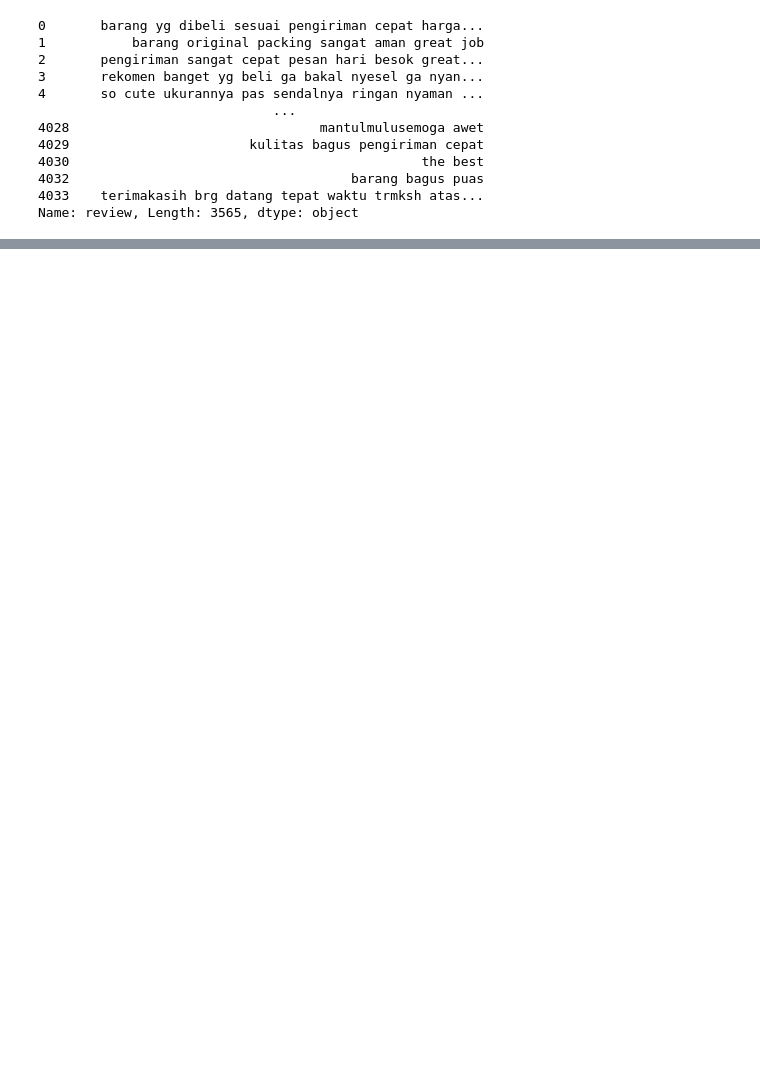
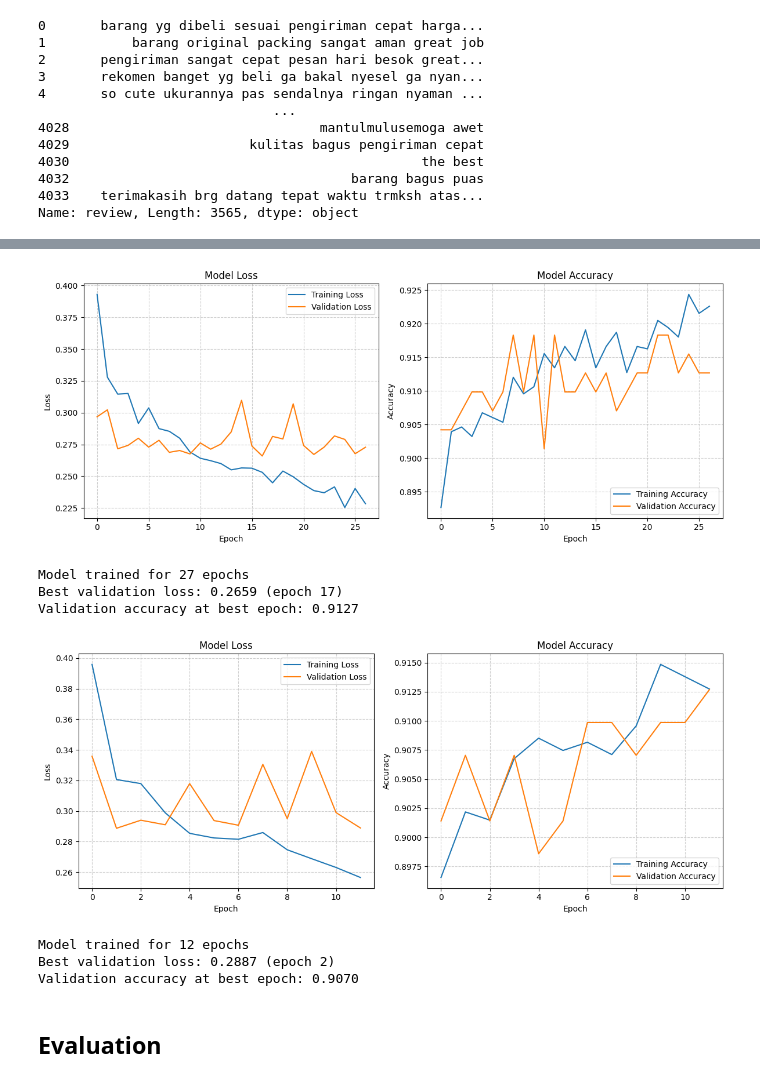
Before and after one commit to zeerafle/product-sentiment, a Jupyter notebook: notebook.ipynb, the cells around one changed output, grey strips where cells are left out. Drawn from its saved outputs; the diff is of its cells as text; code cells hidden in the pictures; blank space fills up the shorter version.

Commit message:
feat: implement feature extraction and model training
feature extraction include fasttext and tf-idf. Model training includes XGBoost and Deep Learning

```diff
--- a/notebook.ipynb
+++ b/notebook.ipynb
@@ -410,0 +660,4 @@ ft.get_word_vector('yg')
+# %%
+xgb_tfidf_ft.fit(X_train_tfidf_ft, y_train,
+                 eval_set=[(X_val_tfidf_ft, y_val)],
+                 verbose=True)
@@ -410,0 +695,23 @@ ft.get_word_vector('yg')
+# %%
+import tensorflow as tf
+from tensorflow.keras.models import Sequential
+from tensorflow.keras.layers import Dense, Dropout
+
+
+def create_dl(input_dim, output_dim=len(le.classes_), dropout_rate=0.5):
+    model = Sequential()
+    model.add(Dense(512, activation='elu', input_dim=input_dim))
+    model.add(Dropout(dropout_rate))
+    model.add(Dense(256, activation='elu'))
+    model.add(Dropout(dropout_rate))
+    model.add(Dense(128, activation='elu'))
+    model.add(Dropout(dropout_rate))
+    model.add(Dense(output_dim, activation='softmax'))
+
+    model.compile(optimizer='adam', loss='sparse_categorical_crossentropy', metrics=['accuracy'])
+    return model
+
+
+input_dim = 300
+dl_ft = create_dl(input_dim)
+dl_tfidf_ft = create_dl(input_dim)
@@ -410,0 +732,6 @@ ft.get_word_vector('yg')
+# %%
+from tensorflow.keras.callbacks import EarlyStopping
+
+
+early_stopping = EarlyStopping(monitor='val_loss', patience=10, restore_best_weights=True)
+hist_ft = dl_ft.fit(X_train_ft, y_train, validation_data=(X_val_ft, y_val), epochs=100, batch_size=32, callbacks=[early_stopping])
@@ -410,0 +756,2 @@ ft.get_word_vector('yg')
+# %%
+hist_tfidf_ft = dl_tfidf_ft.fit(X_train_tfidf_ft, y_train, validation_data=(X_val_tfidf_ft, y_val), epochs=100, batch_size=32, callbacks=[early_stopping])
@@ -410,0 +832,14 @@ ft.get_word_vector('yg')
+# %%
+plot_training_history(hist_ft)
+plot_training_history(hist_tfidf_ft)
+# %% [output]
+[figure, added]
+Model trained for 27 epochs
+Best validation loss: 0.2659 (epoch 17)
+Validation accuracy at best epoch: 0.9127
+[figure, added]
+Model trained for 12 epochs
+Best validation loss: 0.2887 (epoch 2)
+Validation accuracy at best epoch: 0.9070
+# %% [markdown]
+## Evaluation
```
Also changed, not shown: parts of 80 cells of this notebook, 3 other files.
